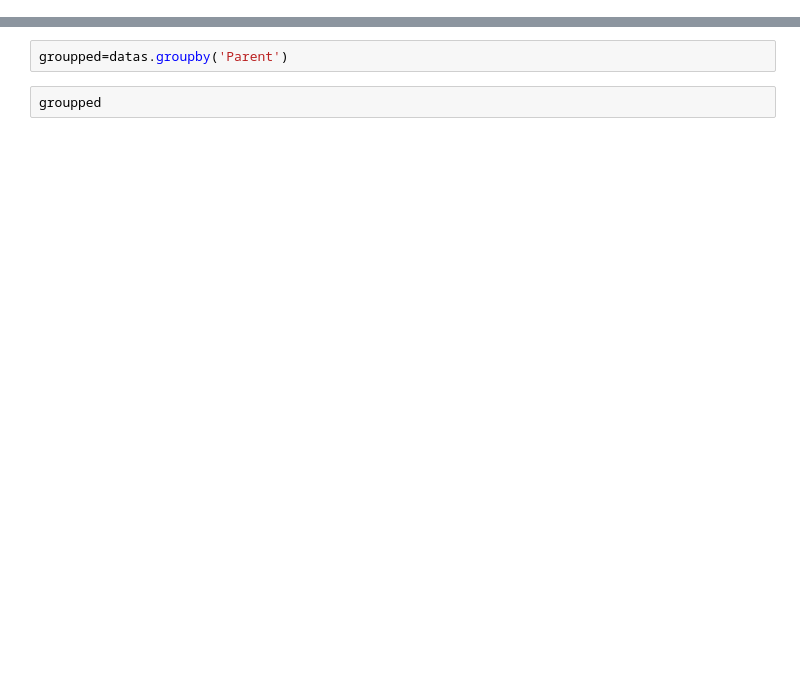
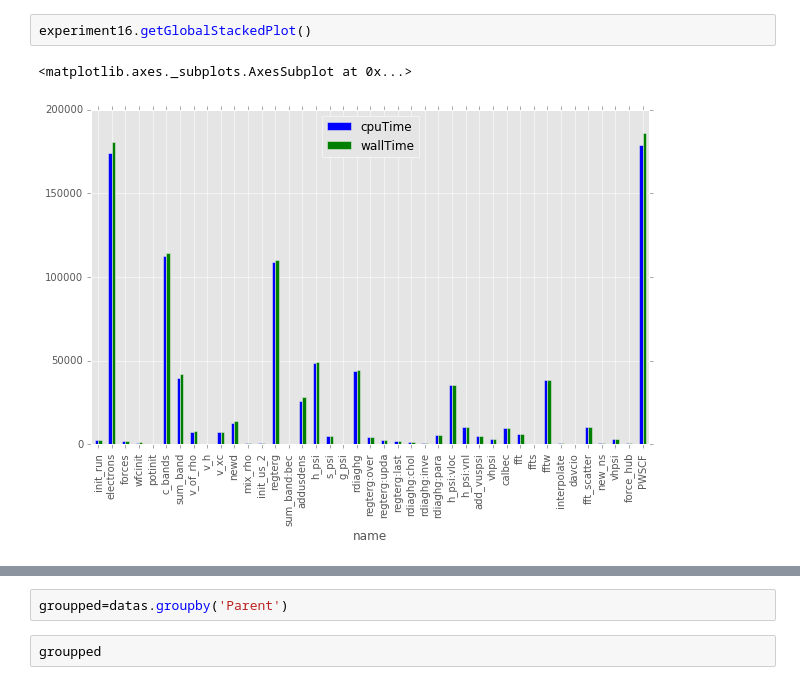
Before and after one commit to gioruffa/qetools, a Jupyter notebook: plotter.ipynb, the cells around one changed output, grey strips where cells are left out. Cells and saved outputs as stored; diff of their text form; blank space fills up the shorter version.

```diff
--- a/plotter.ipynb
+++ b/plotter.ipynb
@@ -134,0 +122,5 @@ def getStackedGlobalPlot(datas) :
+# %%
+experiment16.getGlobalStackedPlot()
+# %% [output]
+<matplotlib.axes._subplots.AxesSubplot at 0x...>
+[figure, added]
```
Also changed, not shown: parts of 20 cells of this notebook, 1 other file.
